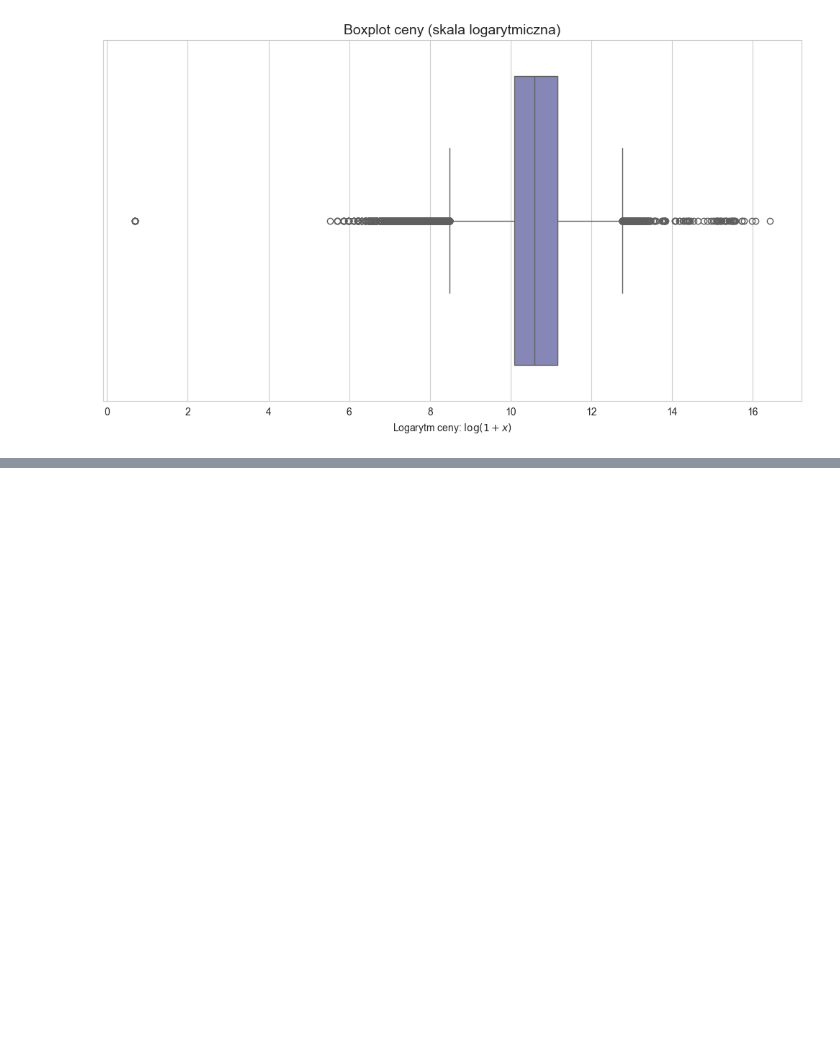
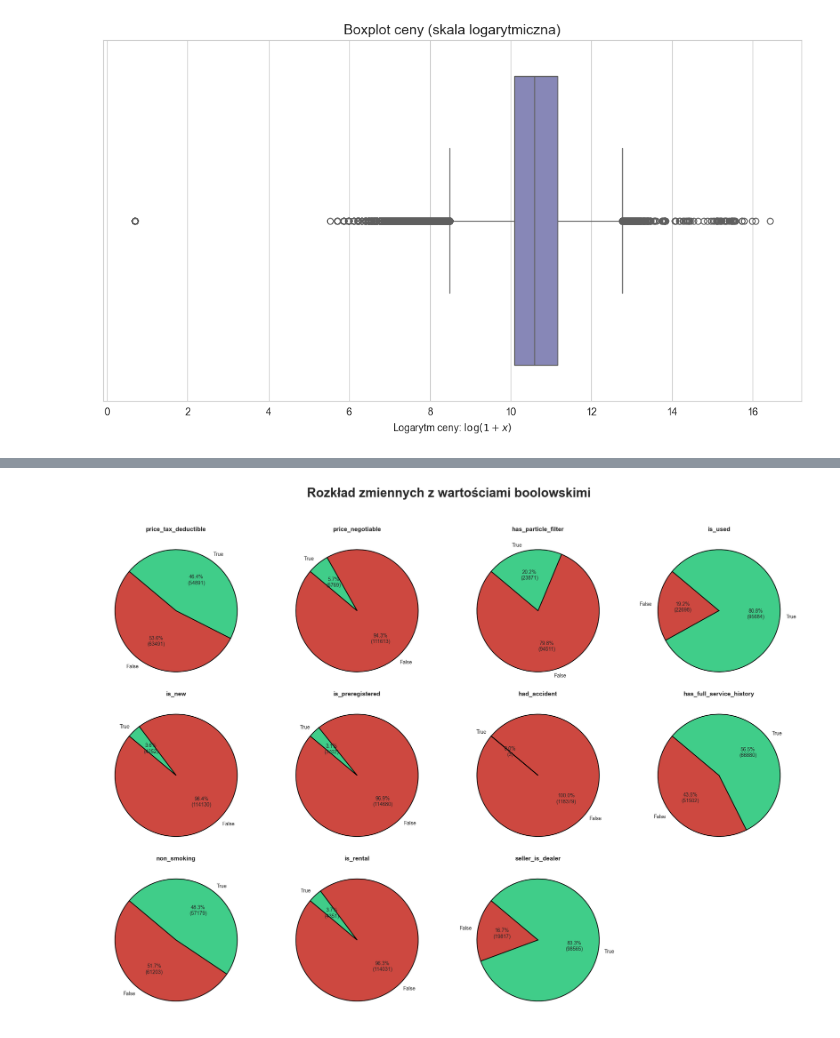
Before and after one commit to Magda-Tyton/Projekt_ML, a Jupyter notebook: notebooks/eda.ipynb, the cells around one changed output, grey strips where cells are left out. Saved outputs shown, nothing was run; the diff lists cells and outputs as text; code cells hidden in the pictures; blank space fills up the shorter version.

```diff
--- a/notebooks/eda.ipynb
+++ b/notebooks/eda.ipynb
@@ -265,2 +204,40 @@ plot_all_bool_pies(df, bool_cols, cols_per_row=4)
+# %%
+# pie charts dla zmiennych o wartościach boolowskich
+
+def plot_bool_columns(dataframe, bool_cols):
+    fig, axes = plt.subplots(3, 4, figsize=(20, 15))
+    fig.suptitle("Rozkład zmiennych z wartościami boolowskimi\n\n", fontsize=25, fontweight='bold')
+
+    axes = axes.flatten()
+    color_map = {True: "#40cd89", False: "#cd4840"}
+
+    for i, ax in enumerate(axes):
+        if i < len(bool_cols):
+            col_name = bool_cols[i]
+            data = dataframe[col_name].value_counts().sort_index(ascending=True)
+
+            #formatowanie, by widać było i % i liczbę wartości
+            def fmt(pct):
+                val = int(round(pct * sum(data) / 100.0))
+                return f'{pct:.1f}%\n({val:d})'
+
+            ax.pie(
+                data,
+                labels=data.index,
+                autopct=fmt,
+                colors=[color_map[x] for x in data.index],
+                startangle=140,
+                wedgeprops={'edgecolor': 'black', 'linewidth': 1.5}
+            )
+            ax.set_title(col_name, fontweight='bold')
+        else:
+            ax.axis('off')
+
+    plt.tight_layout()
+    plt.show()
+
+plot_bool_columns(df, bool_cols)
+# %% [output]
+[figure, added]
 # %%
 #histogramy dla zmiennych numerycznych
```
Also changed, not shown: parts of 17 cells of this notebook, 2 other files.
